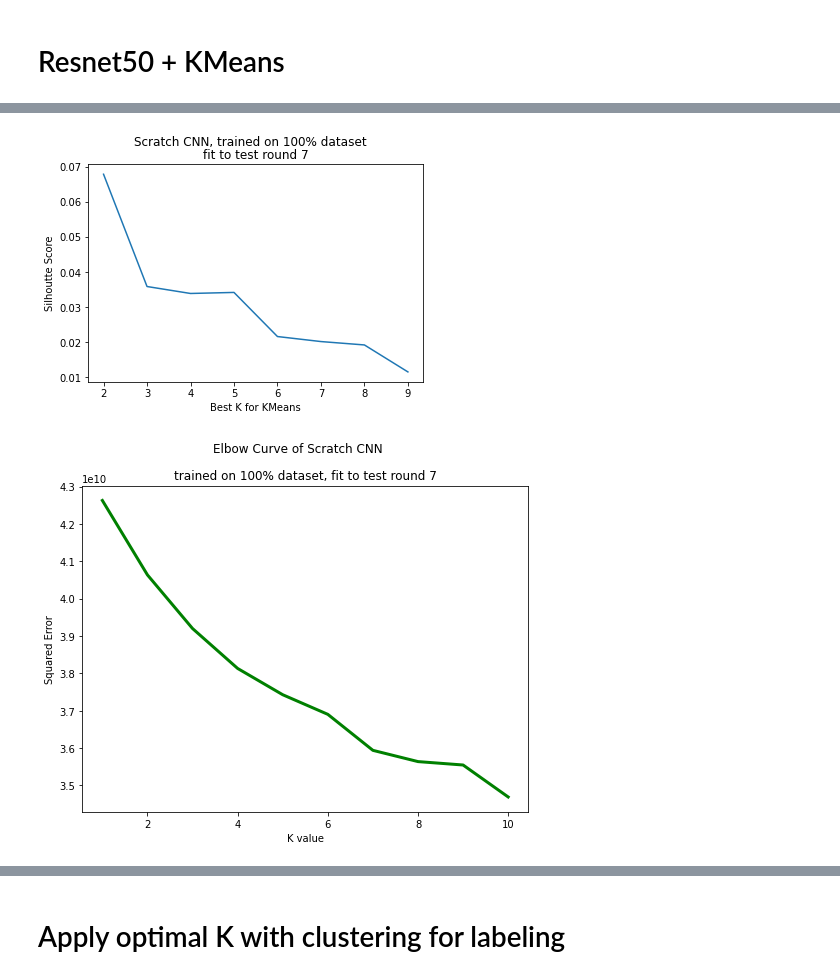
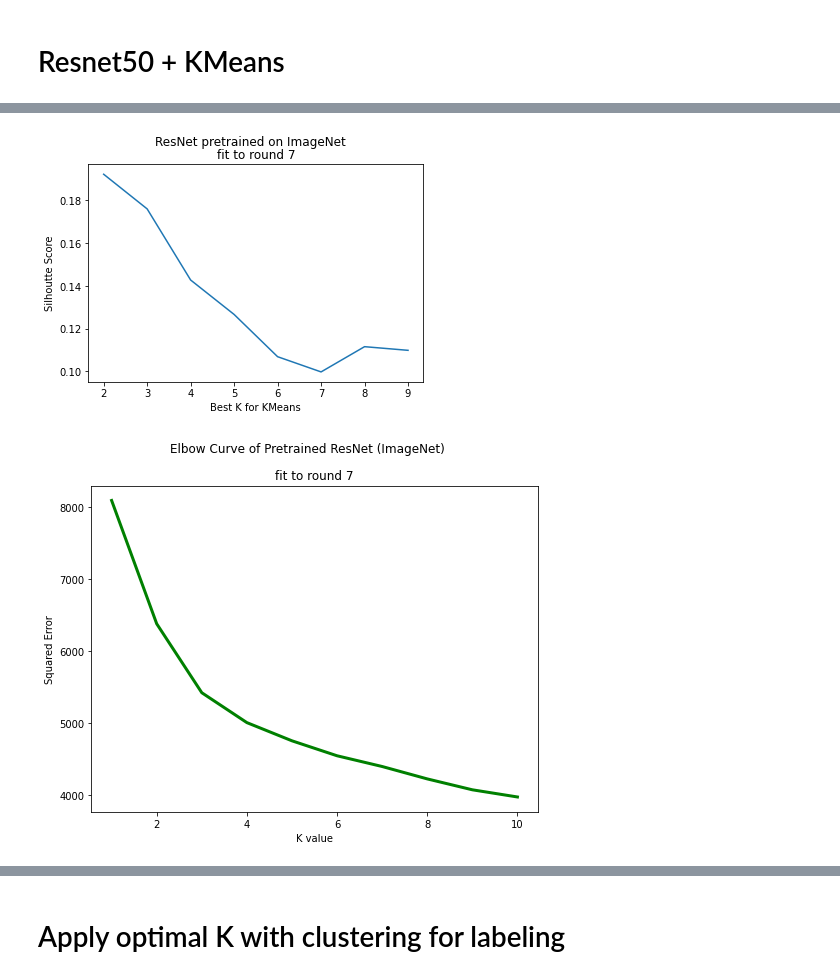
Before and after one commit to ian-byrne/MADSmilestone2, a Jupyter notebook: Transfer_Learning_Kmeans.ipynb, the cells around one changed output, grey strips where cells are left out. Saved outputs shown, nothing was run; the diff lists cells and outputs as text; code cells hidden in the pictures.

```diff
--- a/Transfer_Learning_Kmeans.ipynb
+++ b/Transfer_Learning_Kmeans.ipynb
@@ -116,9 +131,9 @@ train_batch_size = 1
 val_batch = 4
 test_batch = 1
 #rgb_val = None
-rnd = 3
+rnd = 7
 
-normalize_ = False
+normalize_ = True
 numpy_ = False
 # %%
 !pip install graphviz
@@ -181,8 +192,8 @@ class ResizedClocks():
             gray = im.convert('1')
 
 
-          #resized = gray.resize((284, 368))#160, 207))#(2560, 3312))
-          resized = gray.resize((512, 662))
+          resized = gray.resize((284, 368))#160, 207))#(2560, 3312))
+          #resized = gray.resize((512, 662))
           im_arr = np.array(resized)#.astype(float)
 
 
@@ -311,10 +322,10 @@ import torch.nn as nn
 # Set to GPU
 device = torch.device('cuda:0' if torch.cuda.is_available() else 'cpu')
 
-mod = 'conv'
+mod = 'res50'
 
 if mod == 'res':
-  model_ext = 'res7'
+  model_ext = '4_hat'
   mPATH = '/content/gdrive/MyDrive/Colab Notebooks/Models/cnn_512_662.model{}'.format(model_ext)
   model = models.resnet50()#'pretrained')
   num_ftrs = model.fc.in_features
@@ -376,7 +374,7 @@ Successfully installed torchviz-0.0.2
 # %%
 import torch.nn as nn
 # Remove prediction layer (last fc layer)
-model_1 = nn.Sequential(*list(model.children())[:-3])
+model_1 = nn.Sequential(*list(model.children())[:-1])
 # %%
 # Use model for evaluation
 model_1.eval()
@@ -453,41 +449,43 @@ for k in range(2, k_max+1):
   sil_score.append(silhouette_score(w, labels, metric = 'euclidean'))
   kl.append(k)
 # %%
-sil_name = 'cnn_7_sil.png'
+sil_name = '50res_fit7_hatsil.png'
 plt.plot(kl, sil_score)
 plt.ylabel('Silhoutte Score')
 plt.xlabel('Best K for KMeans')
-plt.title('fit to test round 7')
-plt.suptitle('Scratch CNN, trained on 100% dataset')
+#plt.title('PCA dim from 2048 to 114')
+plt.title('fit to round 7')
+plt.suptitle('ResNet pretrained on ImageNet')
 #plt.title('Res trained on 50% dataset and fit to Round 7')
 plt.savefig('/content/gdrive/MyDrive/Colab Notebooks/model_charts/{}'.format(sil_name))
 plt.show()
 # %% [output]
-[figure, old version]
+[figure, new version]
 # %%
-elb_name = 'cnn_7_elb.png'
+elb_name = '50res_7_hatelb.png'
 cost =[]
 for i in range(1, 11):
     KM = KMeans(n_clusters = i, max_iter = 500)
     KM.fit(w)
 
     # calculates squared error
     # for the clustered points
     cost.append(KM.inertia_)
 
 # plot the cost against K values
 plt.figure(figsize = (8,6))
 plt.plot(range(1, 11), cost, color ='g', linewidth ='3')
-plt.title('trained on 100% dataset, fit to test round 7')
-plt.suptitle('Elbow Curve of Scratch CNN')
+#plt.title('PCA dim from 2048 to 114')
+plt.title('fit to round 7')
+plt.suptitle('Elbow Curve of Pretrained ResNet (ImageNet)')
 #plt.title('Res trained on 50% dataset and fit to Round 7')
 plt.xlabel("K value")
 plt.ylabel("Squared Error")
 
 plt.savefig('/content/gdrive/MyDrive/Colab Notebooks/model_charts/{}'.format(elb_name))
 
 plt.show() # clear the plot
 # the point of the elbow is the
 # most optimal value for choosing k
 # %% [output]
-[figure, old version]
+[figure, new version]
```
Also changed, not shown: parts of 34 cells of this notebook.
